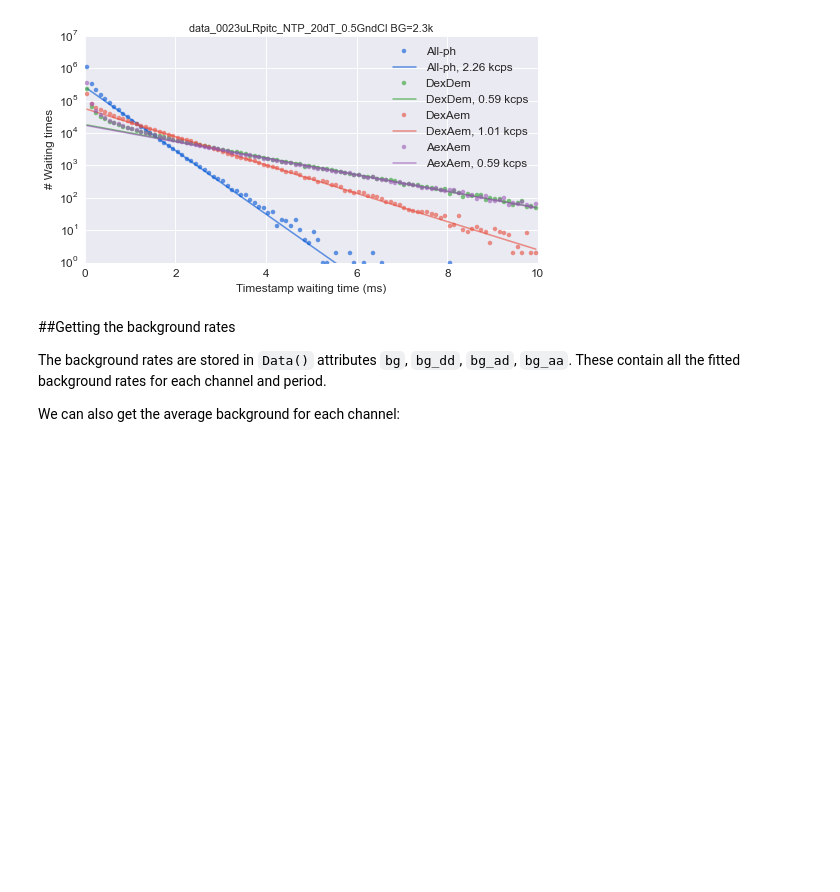
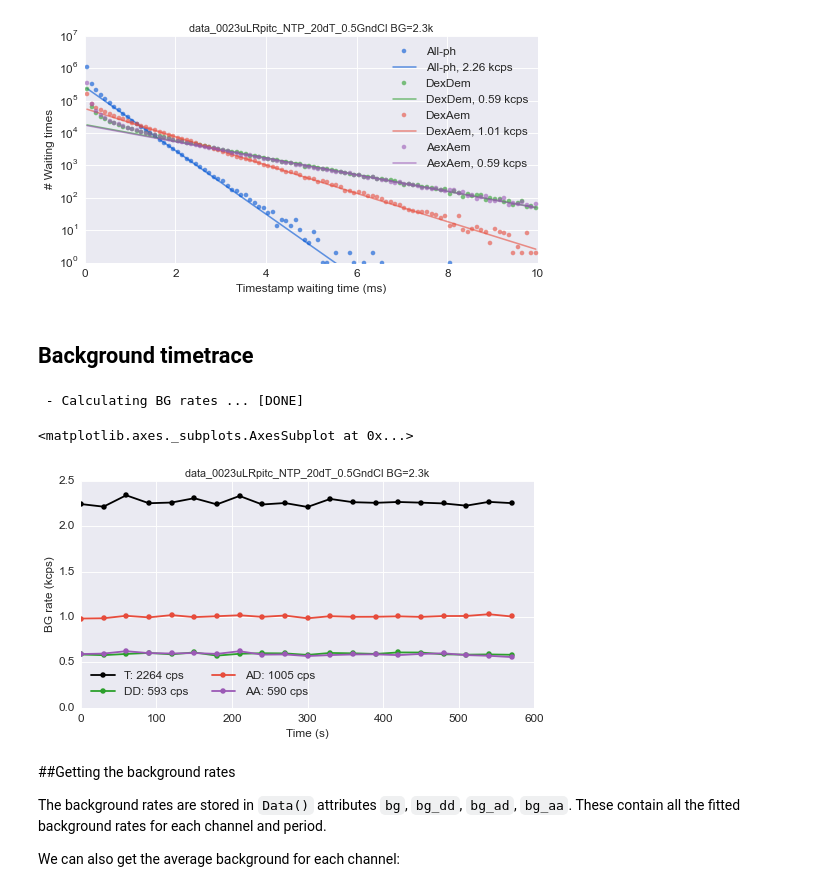
Before and after one commit to tritemio/FRETBursts_notebooks, a Jupyter notebook: notebooks/FRETBursts - us-ALEX smFRET burst analysis.ipynb, the cells around one changed output. Drawn from its saved outputs; the diff is of its cells as text; code cells hidden in the pictures; blank space fills up the shorter version.

```diff
--- a/notebooks/FRETBursts - us-ALEX smFRET burst analysis.ipynb
+++ b/notebooks/FRETBursts - us-ALEX smFRET burst analysis.ipynb
@@ -216,6 +216,17 @@ dplot(d, hist_bg, show_fit=True)
 # %% [output]
 <matplotlib.axes._subplots.AxesSubplot at 0x...>
 [figure]
+# %% [markdown]
+## Background timetrace
+# %%
+d.calc_bg(bg.exp_fit, time_s=30, tail_min_us='auto', F_bg=1.7)
+# %% [output]
+ - Calculating BG rates ... [DONE]
+# %%
+dplot(d, timetrace_bg)
+# %% [output]
+<matplotlib.axes._subplots.AxesSubplot at 0x...>
+[figure, added]
 # %% [markdown]
 ##Getting the background rates
 
```
Also changed, not shown: parts of 33 cells of this notebook, 2 other files.
